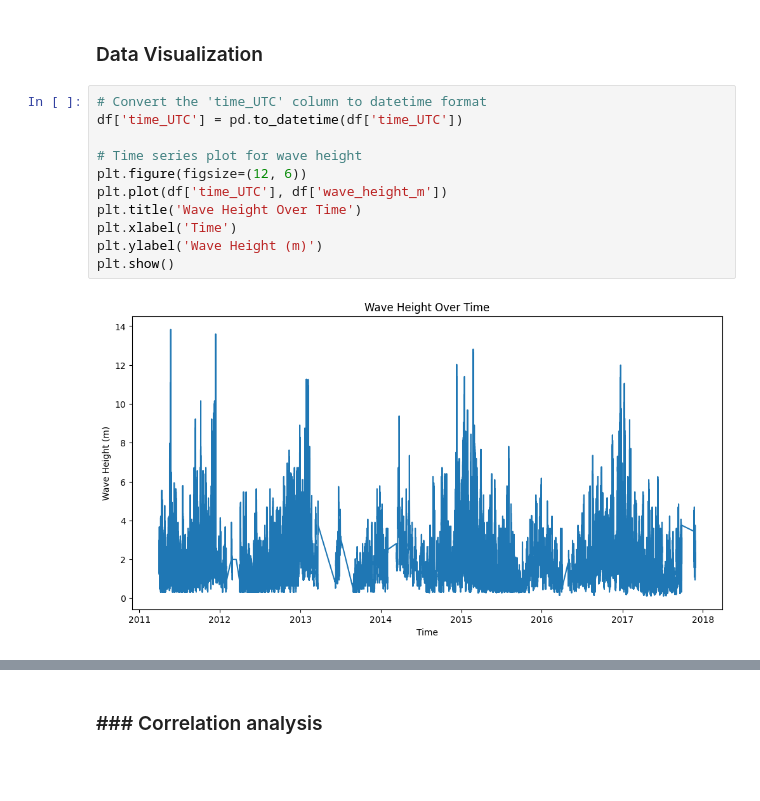
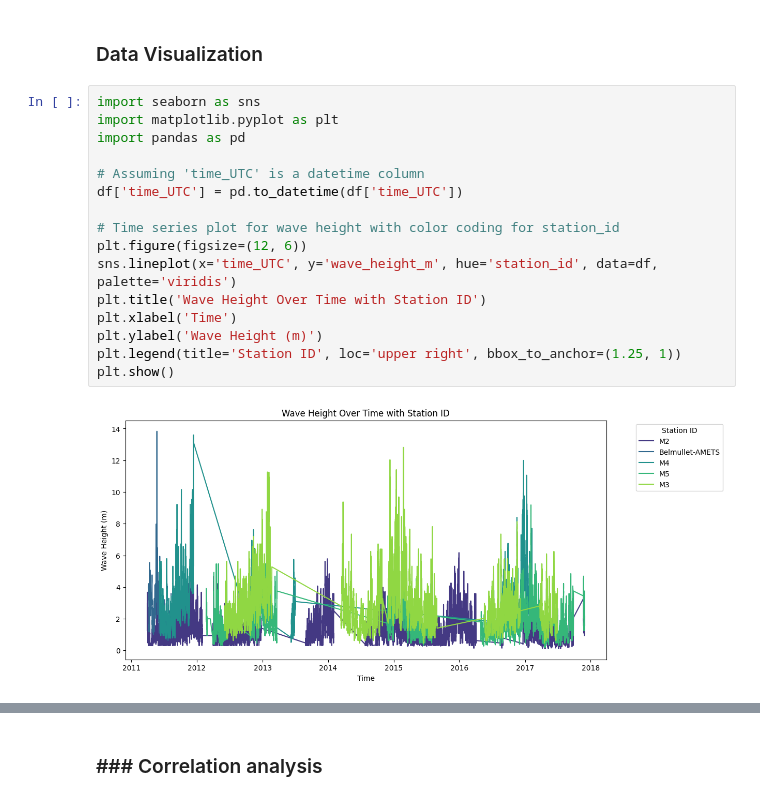
Before and after one commit to ggkopp/Capstone-Project, a Jupyter notebook: ExploratoryDataAnalytics.ipynb, the cells around one changed output, grey strips where cells are left out. Cells and saved outputs as stored; diff of their text form; blank space fills up the shorter version.

```diff
--- a/ExploratoryDataAnalytics.ipynb
+++ b/ExploratoryDataAnalytics.ipynb
@@ -44,18 +44,23 @@ Name: gust_kn, dtype: float64
 # %% [markdown]
 ### Data Visualization
 # %%
-# Convert the 'time_UTC' column to datetime format
+import seaborn as sns
+import matplotlib.pyplot as plt
+import pandas as pd
+
+# Assuming 'time_UTC' is a datetime column
 df['time_UTC'] = pd.to_datetime(df['time_UTC'])
 
-# Time series plot for wave height
+# Time series plot for wave height with color coding for station_id
 plt.figure(figsize=(12, 6))
-plt.plot(df['time_UTC'], df['wave_height_m'])
-plt.title('Wave Height Over Time')
+sns.lineplot(x='time_UTC', y='wave_height_m', hue='station_id', data=df, palette='viridis')
+plt.title('Wave Height Over Time with Station ID')
 plt.xlabel('Time')
 plt.ylabel('Wave Height (m)')
+plt.legend(title='Station ID', loc='upper right', bbox_to_anchor=(1.25, 1))
 plt.show()
 # %% [output]
-[figure, old version]
+[figure, new version]
 # %%
 import seaborn as sns
 import matplotlib.pyplot as plt
```
Also changed, not shown: parts of 2 cells of this notebook.
